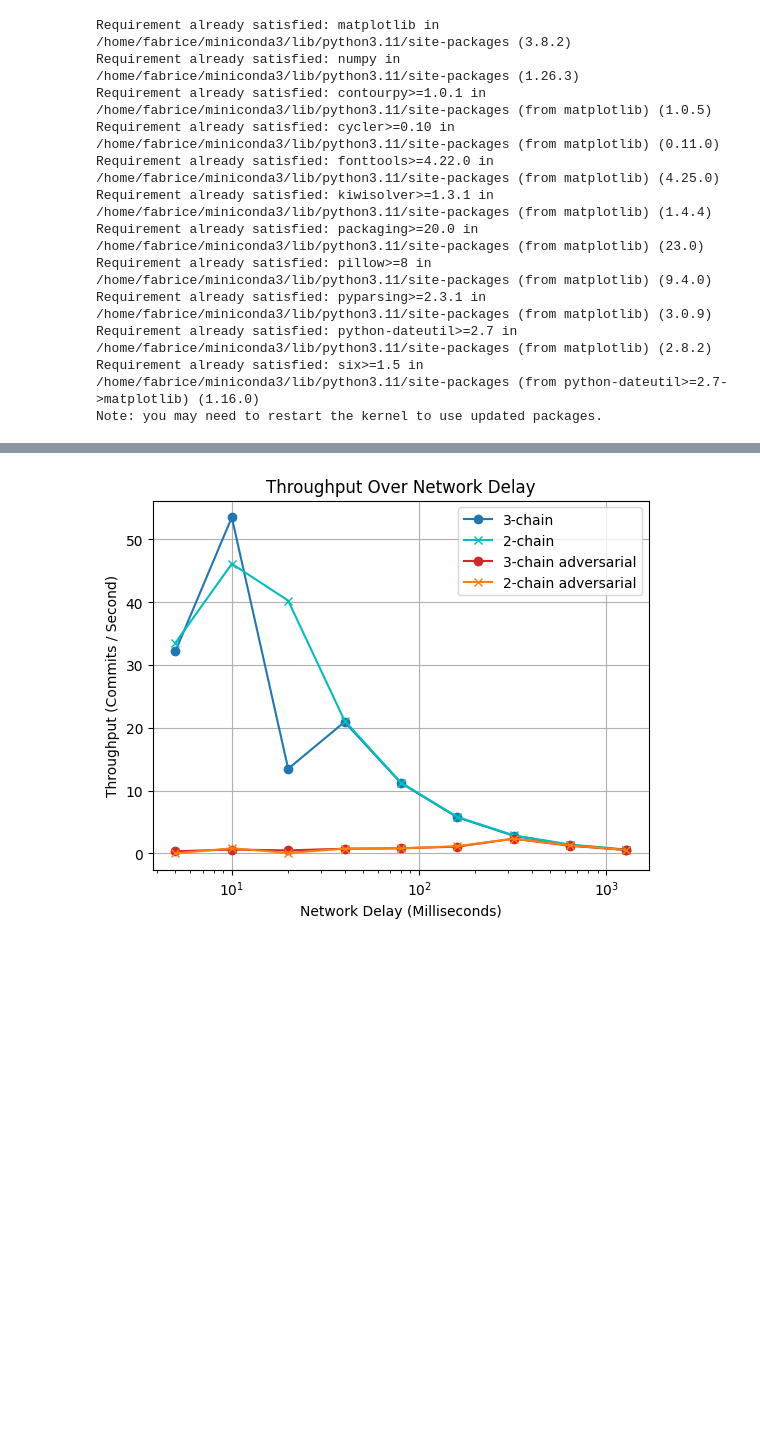
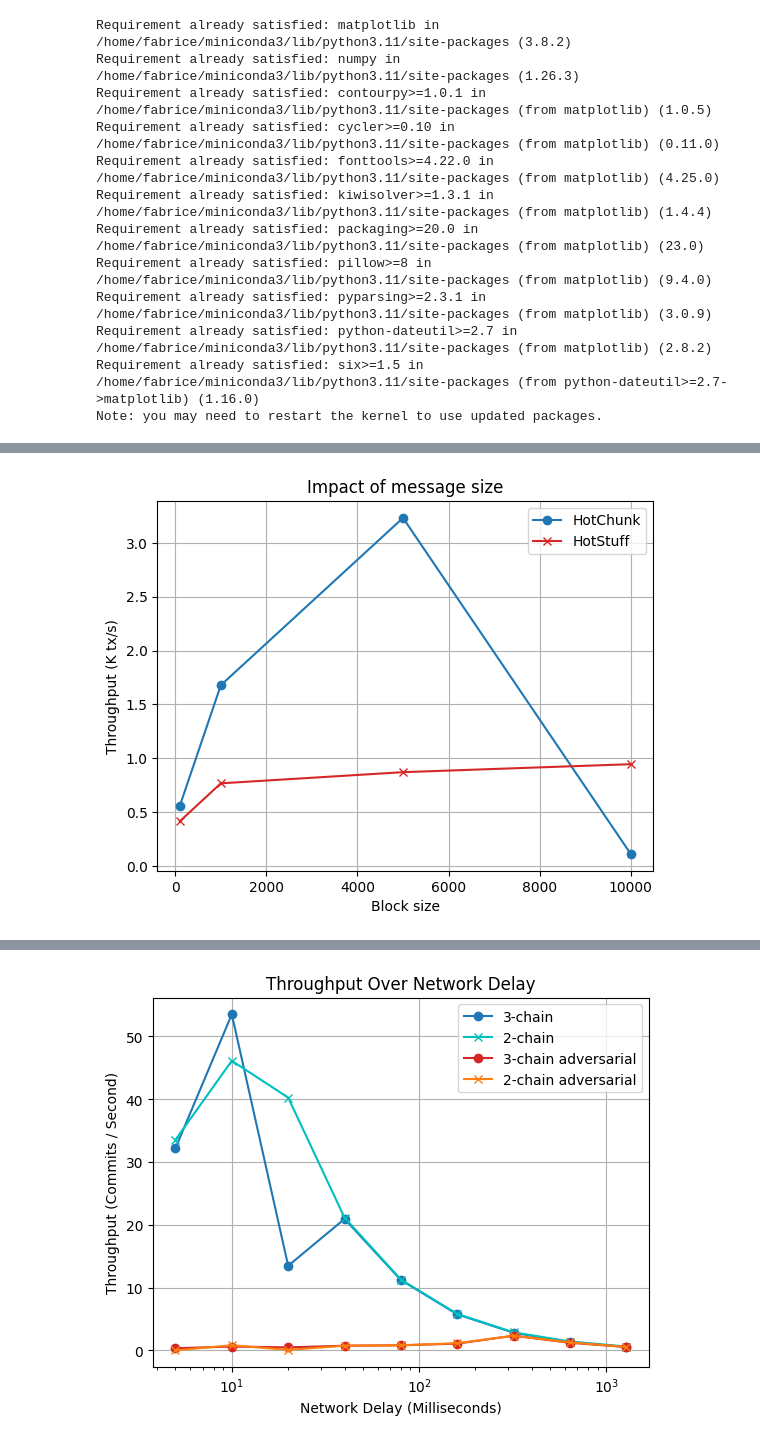
Before and after one commit to Fabr-ce/libhotchunk, a Jupyter notebook: scripts/Evaluation.ipynb, the cells around one changed output, grey strips where cells are left out. Saved outputs shown, nothing was run; the diff lists cells and outputs as text; code cells hidden in the pictures; blank space fills up the shorter version.

```diff
--- a/scripts/Evaluation.ipynb
+++ b/scripts/Evaluation.ipynb
@@ -76,0 +99,25 @@ print(getAverageStats("['master','400','100','1000','5000']:100:5"))
+# %%
+# throughput over message size
+
+block_sizes = [100, 1000, 5000, 10000]
+branches = ["master", "hotstuff"]
+
+throughput = {"master": [], "hotstuff": []}
+
+for branch in branches:
+    for block_size in block_sizes:
+        experiment_str = f"['{branch}','50','100','{block_size}','{5 * block_size}']:100:5"
+        avg_cps, avg_latency = getAverageStats(experiment_str)
+        throughput[branch].append(avg_cps * block_size / 1000)
+
+plt.plot(block_sizes, throughput["master"], marker='o', linestyle='-', color='tab:blue', label='HotChunk')
+plt.plot(block_sizes, throughput["hotstuff"], marker='x', linestyle='-', color='tab:red', label='HotStuff')
+
+plt.xlabel('Block size')
+plt.ylabel('Throughput (K tx/s)')
+plt.title('Impact of message size')
+
+plt.legend()
+plt.grid()
+# %% [output]
+[figure, added]
```
Also changed, not shown: parts of 4 cells of this notebook, 17 other files.
